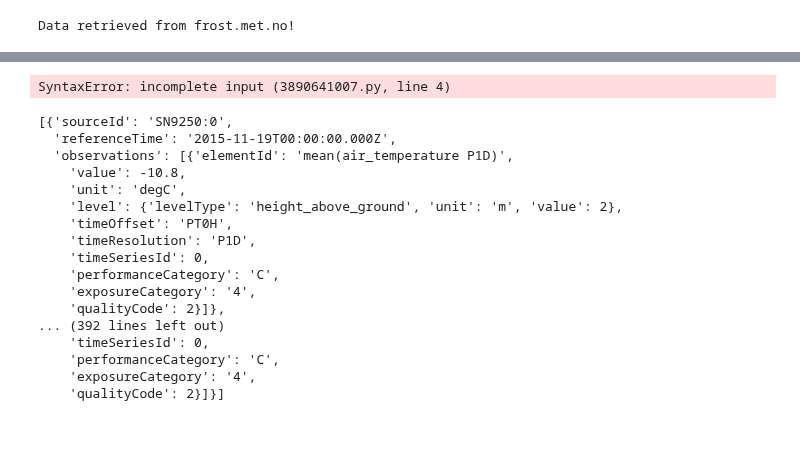
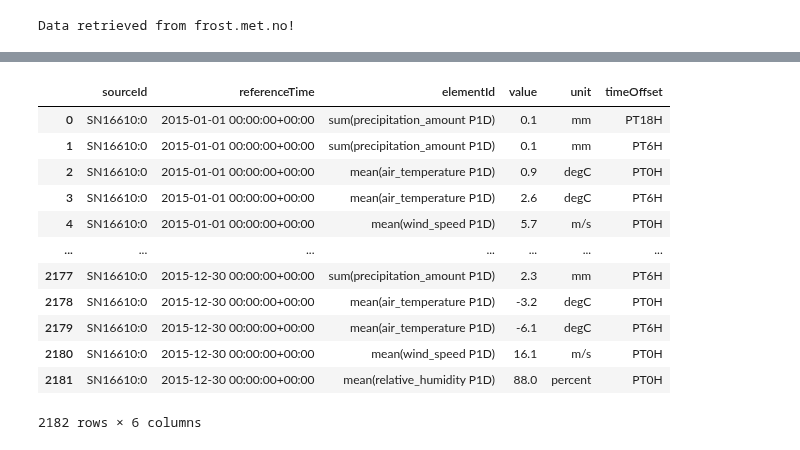
Before and after one commit to erlendrisvik/Compulsories, a Jupyter notebook: CA2/CA2.ipynb, the cells around one changed output, grey strips where cells are left out. Drawn from its saved outputs; the diff is of its cells as text; code cells hidden in the pictures.

```diff
--- a/CA2/CA2.ipynb
+++ b/CA2/CA2.ipynb
@@ -128,31 +130,0 @@ json = r.json()
-# %%
-# convert the data in "observations" to a pandas dataframe
-
-pd.json_normalize(json['data'], record_path='observations',
-                                     meta=['sourceId', 'referenceTime']
-# %% [output]
-SyntaxError: incomplete input (3890641007.py, line 4)
-# %%
-# check how many entries in json
-
-# get all data where 'observations': [{'elementId': 'mean(air_temperature P1D)'
-
-json["data"]
-# %% [output]
-[{'sourceId': 'SN9250:0',
-  'referenceTime': '2015-11-19T00:00:00.000Z',
-  'observations': [{'elementId': 'mean(air_temperature P1D)',
-    'value': -10.8,
-    'unit': 'degC',
-    'level': {'levelType': 'height_above_ground', 'unit': 'm', 'value': 2},
-    'timeOffset': 'PT0H',
-    'timeResolution': 'P1D',
-    'timeSeriesId': 0,
-    'performanceCategory': 'C',
-    'exposureCategory': '4',
-    'qualityCode': 2}]},
-... (392 lines left out)
-    'timeSeriesId': 0,
-    'performanceCategory': 'C',
-    'exposureCategory': '4',
-    'qualityCode': 2}]}]
@@ -158,0 +145,17 @@ json["data"]
+# %%
+# Convert from long to wide. Each row is a day, and each column is a variable in elementid. referencetime is the date
+df2
+# %% [output]
+|  | sourceId | referenceTime | elementId | value | unit | timeOffset |
+| 0 | SN16610:0 | 2015-01-01 00:00:00+00:00 | sum(precipitation_amount P1D) | 0.1 | mm | PT18H |
+| 1 | SN16610:0 | 2015-01-01 00:00:00+00:00 | sum(precipitation_amount P1D) | 0.1 | mm | PT6H |
+| 2 | SN16610:0 | 2015-01-01 00:00:00+00:00 | mean(air_temperature P1D) | 0.9 | degC | PT0H |
+| 3 | SN16610:0 | 2015-01-01 00:00:00+00:00 | mean(air_temperature P1D) | 2.6 | degC | PT6H |
+| 4 | SN16610:0 | 2015-01-01 00:00:00+00:00 | mean(wind_speed P1D) | 5.7 | m/s | PT0H |
+| ... | ... | ... | ... | ... | ... | ... |
+| 2177 | SN16610:0 | 2015-12-30 00:00:00+00:00 | sum(precipitation_amount P1D) | 2.3 | mm | PT6H |
+| 2178 | SN16610:0 | 2015-12-30 00:00:00+00:00 | mean(air_temperature P1D) | -3.2 | degC | PT0H |
+| 2179 | SN16610:0 | 2015-12-30 00:00:00+00:00 | mean(air_temperature P1D) | -6.1 | degC | PT6H |
+| 2180 | SN16610:0 | 2015-12-30 00:00:00+00:00 | mean(wind_speed P1D) | 16.1 | m/s | PT0H |
+| 2181 | SN16610:0 | 2015-12-30 00:00:00+00:00 | mean(relative_humidity P1D) | 88.0 | percent | PT0H |
+2182 rows × 6 columns
```
Also changed, not shown: parts of 9 cells of this notebook.
